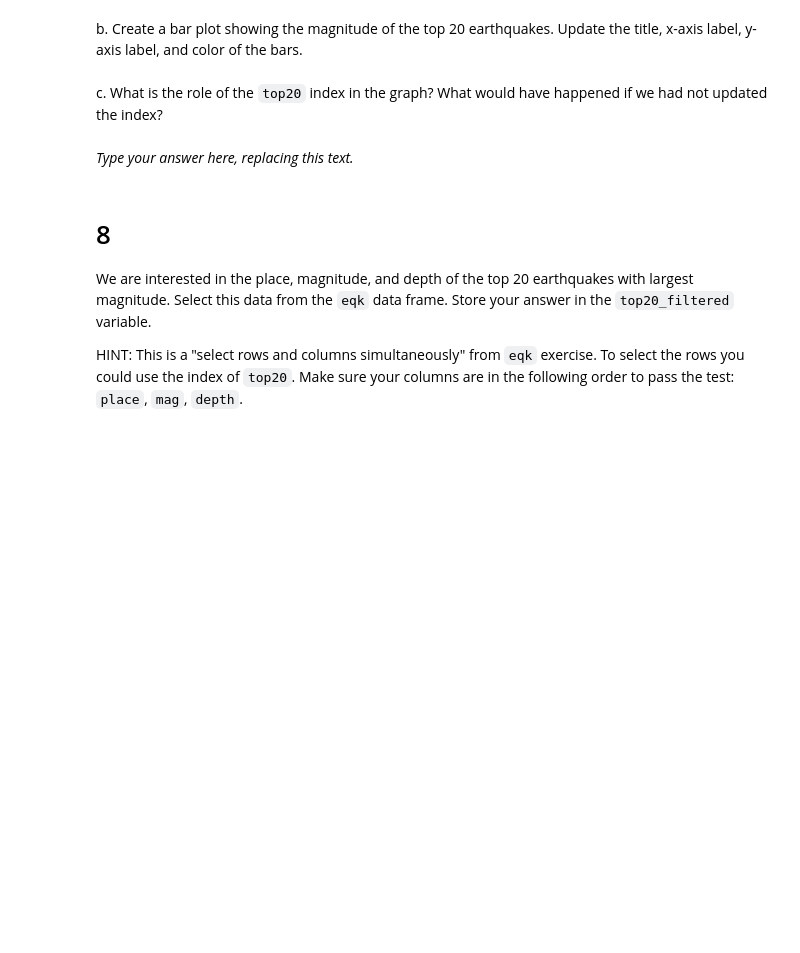
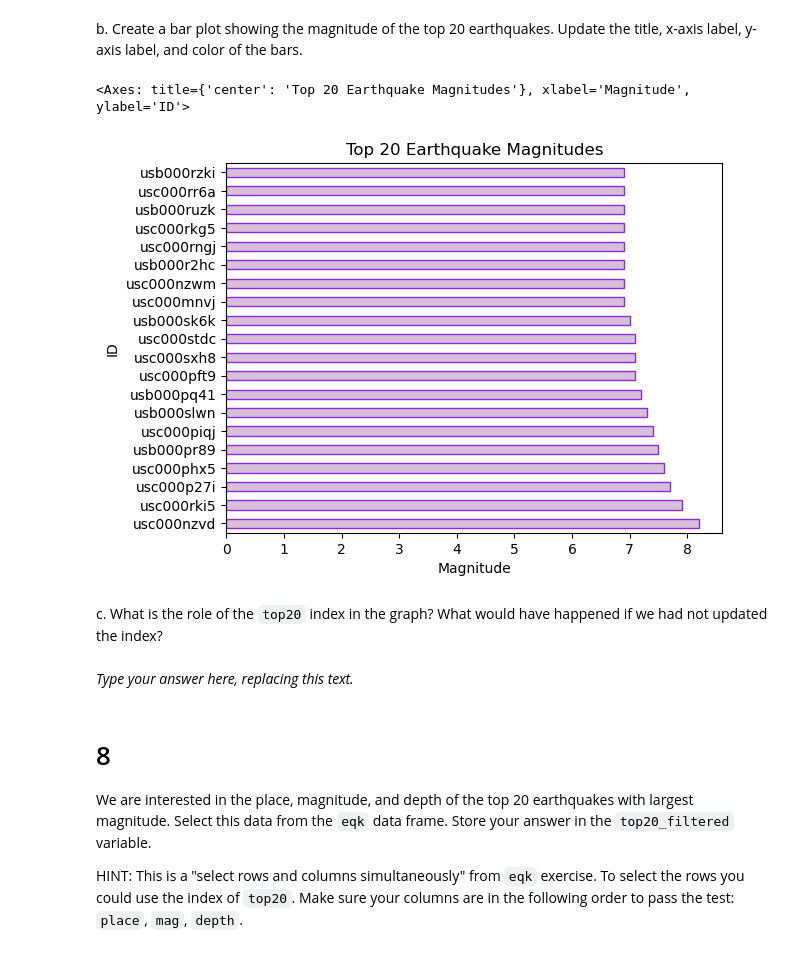
Before and after one commit to marietolteca00/eds220-hwk1, a Jupyter notebook: task3/hwk1-task3-earthquakes.ipynb, the cells around one changed output. Saved outputs shown, nothing was run; the diff lists cells and outputs as text; code cells hidden in the pictures; blank space fills up the shorter version.

```diff
--- a/task3/hwk1-task3-earthquakes.ipynb
+++ b/task3/hwk1-task3-earthquakes.ipynb
@@ -236,0 +287,4 @@ Name: mag, dtype: float64
+# %%
+# Solution from office hours
+top20 = eqk.mag.nlargest(20)
+top20
@@ -261,10 +317,19 @@ b. Create a bar plot showing the magnitude of the top 20 earthquakes. Update the
 # %%
 # Make a barplot of 'top20'
 top20.plot(kind = 'barh',
+           # X - label
            xlabel = 'Magnitude',
+           # Y - label
+           ylabel = "ID",
+           # Color of bars
            color = 'thistle',
+           # Outline of bars
            edgecolor = "blueviolet",
-           title = "Top 20 Earthquakes Magnitudes")
+           # Set Title
+           title = "Top 20 Earthquake Magnitudes")
+# %% [output]
+<Axes: title={'center': 'Top 20 Earthquake Magnitudes'}, xlabel='Magnitude', ylabel='ID'>
+[figure, added]
 # %% [markdown]
 <!-- END QUESTION -->
 
```
Also changed, not shown: parts of 19 cells of this notebook.
